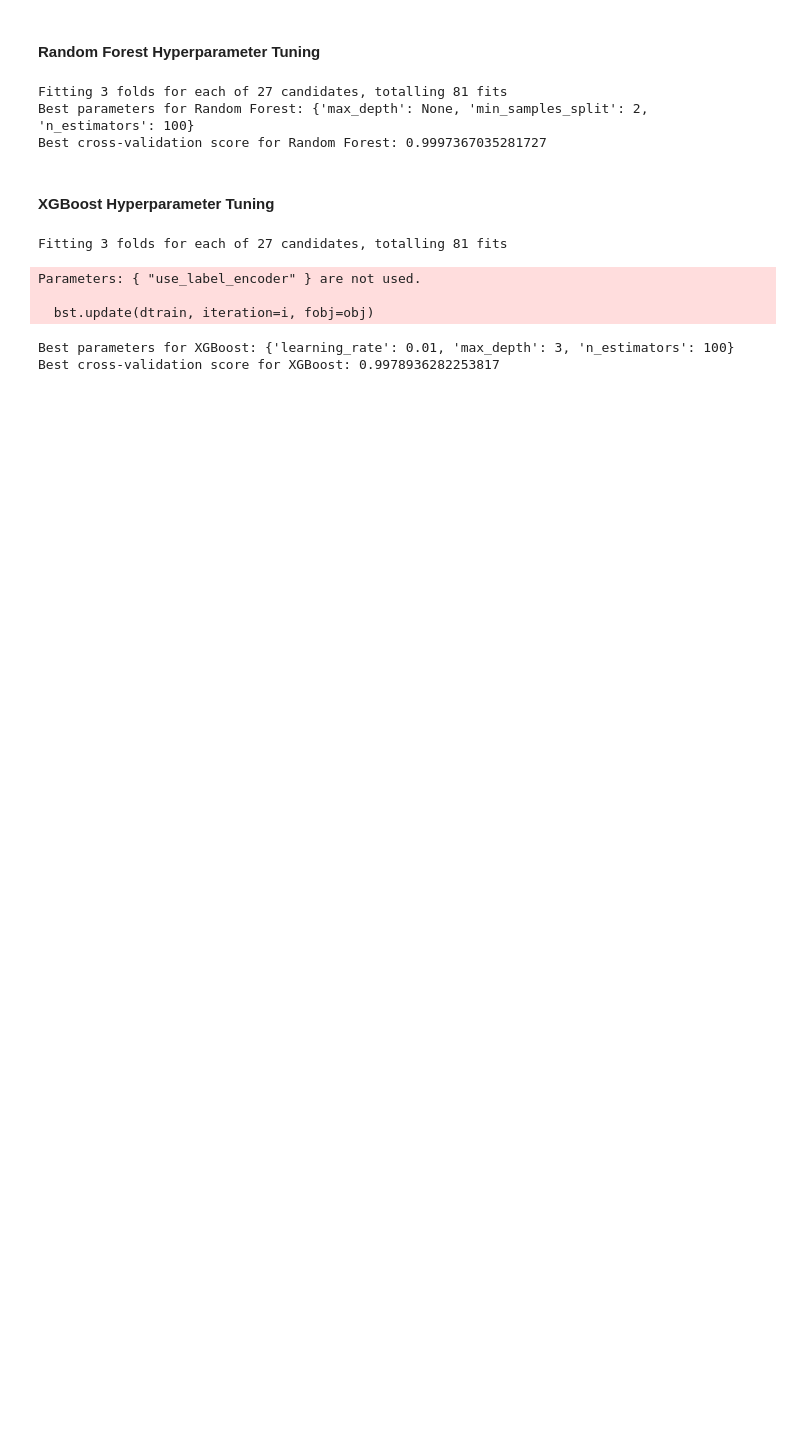
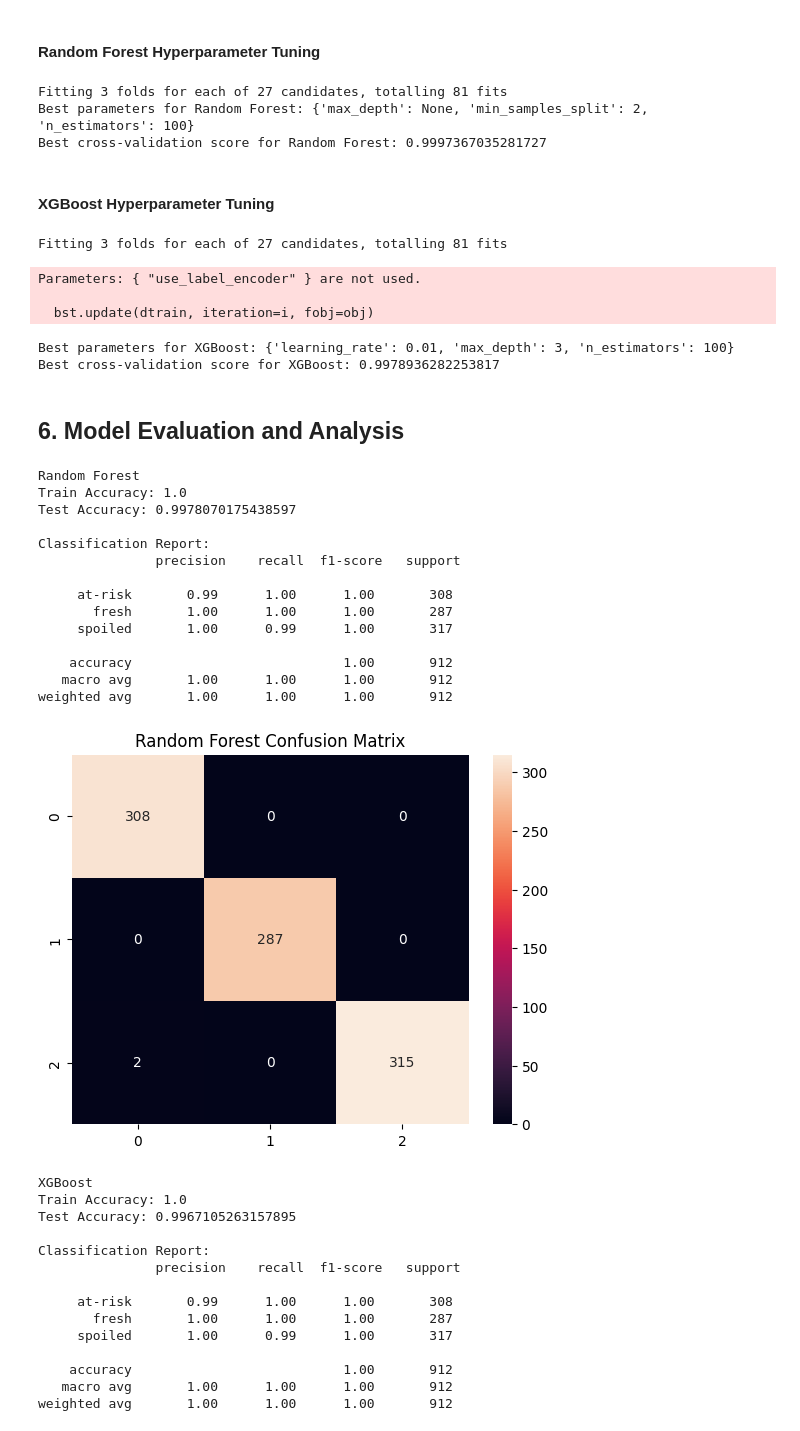
Before and after one commit to SiyumiJayawardhane/freshsense-imagemodel, a Jupyter notebook: Food_Spoilage_Detection.ipynb, the cells around one changed output. Cells and saved outputs as stored; diff of their text form; code cells hidden in the pictures; blank space fills up the shorter version.

Commit message:
Model Evaluation

```diff
--- a/Food_Spoilage_Detection.ipynb
+++ b/Food_Spoilage_Detection.ipynb
@@ -414,3 +414,68 @@ Parameters: { "use_label_encoder" } are not used.
   bst.update(dtrain, iteration=i, fobj=obj)
 Best parameters for XGBoost: {'learning_rate': 0.01, 'max_depth': 3, 'n_estimators': 100}
 Best cross-validation score for XGBoost: 0.9978936282253817
+# %% [markdown]
+## 6. Model Evaluation and Analysis
+# %%
+# Define a function to evaluate a given model and print its performance metrics
+def evaluate(model, name):
+    # Make predictions on the training set
+    y_train_pred = model.predict(X_train)
+    # Make predictions on the test set
+    y_test_pred = model.predict(X_test)
+
+    # Print the model name
+    print(f"\n{name}")
+    # Print training accuracy
+    print("Train Accuracy:", accuracy_score(y_train, y_train_pred))
+    # Print test accuracy
+    print("Test Accuracy:", accuracy_score(y_test, y_test_pred))
+
+    # LabelEncoder sorts classes alphabetically: 'at-risk', 'fresh', 'spoiled'
+    # So, numerical labels 0, 1, 2 correspond to these strings respectively.
+    class_names = ['at-risk', 'fresh', 'spoiled']
+    # Print the classification report for detailed precision, recall, f1-score
+    print("\nClassification Report:\n",
+          classification_report(y_test, y_test_pred, target_names=class_names))
+
+    # Plot the confusion matrix for visual evaluation of predictions
+    sns.heatmap(confusion_matrix(y_test, y_test_pred), annot=True, fmt='d')
+    # Set the title of the confusion matrix plot
+    plt.title(name + " Confusion Matrix")
+    # Display the plot
+    plt.show()
+
+# Evaluate the initial Random Forest model
+evaluate(rf, "Random Forest")
+# Evaluate the initial XGBoost model
+evaluate(xgb, "XGBoost")
+# %% [output]
+Random Forest
+Train Accuracy: 1.0
+Test Accuracy: 0.9978070175438597
+
+Classification Report:
+               precision    recall  f1-score   support
+
+     at-risk       0.99      1.00      1.00       308
+       fresh       1.00      1.00      1.00       287
+     spoiled       1.00      0.99      1.00       317
+
+    accuracy                           1.00       912
+   macro avg       1.00      1.00      1.00       912
+weighted avg       1.00      1.00      1.00       912
+[figure, added]
+XGBoost
+Train Accuracy: 1.0
+Test Accuracy: 0.9967105263157895
+
+Classification Report:
+               precision    recall  f1-score   support
+
+     at-risk       0.99      1.00      1.00       308
+       fresh       1.00      1.00      1.00       287
+     spoiled       1.00      0.99      1.00       317
+
+    accuracy                           1.00       912
+   macro avg       1.00      1.00      1.00       912
+weighted avg       1.00      1.00      1.00       912
```
Also changed, not shown: parts of 1 cell of this notebook.
